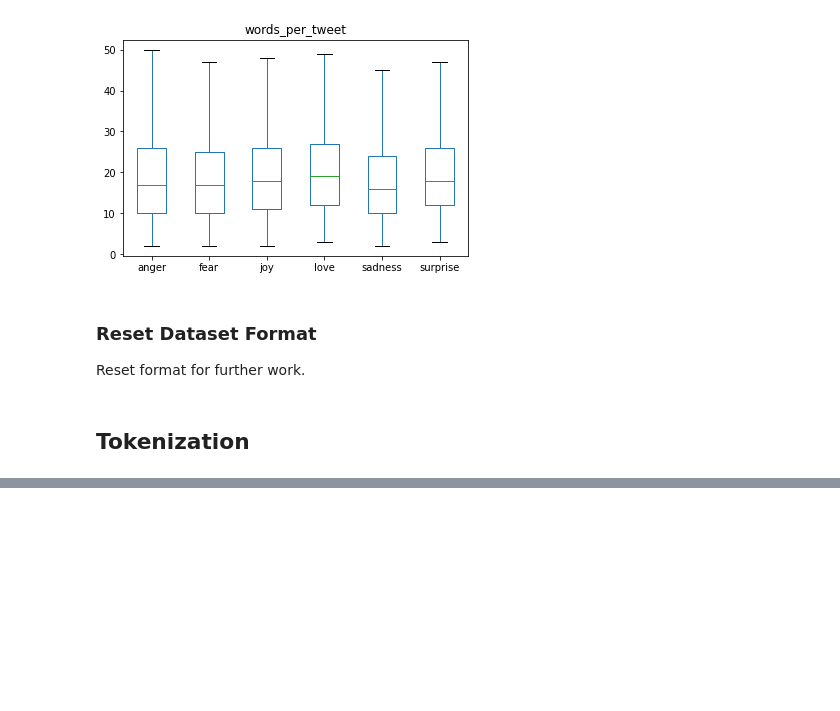
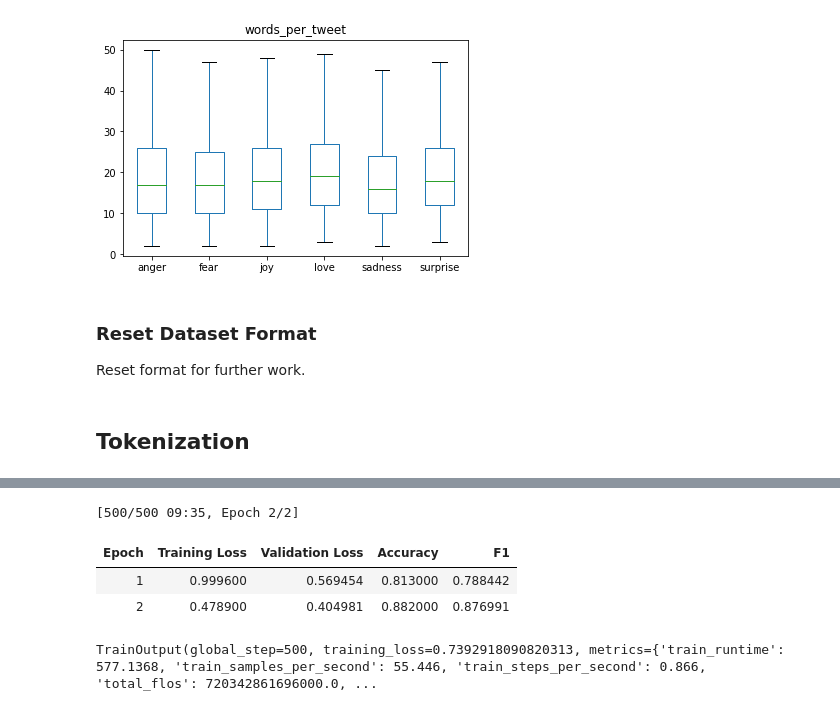
Before and after one commit to chris-santiago/nlpwt, a Jupyter notebook: chap_2.ipynb, the cells around one changed output, grey strips where cells are left out. Cells and saved outputs as stored; diff of their text form; code cells hidden in the pictures; blank space fills up the shorter version.

```diff
--- a/chap_2.ipynb
+++ b/chap_2.ipynb
@@ -109,0 +157,2 @@ emotions.reset_format()
+# %%
+emotions_enc = emotions.map(function=tokenize_batch, batched=True, batch_size=None)
@@ -109,0 +195,35 @@ emotions.reset_format()
+# %%
+bs = 64
+logging_steps = len(emotions_enc['train']) // bs
+model_name = f'{MODEL_CKPT}-ft-emotion'
+
+training_args = TrainingArguments(
+    output_dir=model_name,
+    num_train_epochs=2,
+    learning_rate=1e-5,
+    per_device_train_batch_size=bs,
+    per_device_eval_batch_size=bs,
+    weight_decay=0.01,
+    evaluation_strategy='epoch',
+    disable_tqdm=False,
+    logging_steps=logging_steps,
+    push_to_hub=False,
+    log_level='error'
+)
+# %%
+trainer = Trainer(
+    model=model,
+    args=training_args,
+    compute_metrics=get_metrics,
+    train_dataset=emotions_enc['train'],
+    eval_dataset=emotions_enc['validation'],
+    tokenizer=tokenizer
+)
+
+trainer.train()
+# %% [output]
+[500/500 09:35, Epoch 2/2]
+| Epoch | Training Loss | Validation Loss | Accuracy | F1 |
+| 1 | 0.999600 | 0.569454 | 0.813000 | 0.788442 |
+| 2 | 0.478900 | 0.404981 | 0.882000 | 0.876991 |
+TrainOutput(global_step=500, training_loss=0.7392918090820313, metrics={'train_runtime': 577.1368, 'train_samples_per_second': 55.446, 'train_steps_per_second': 0.866, 'total_flos': 720342861696000.0, ...
```
Also changed, not shown: parts of 25 cells of this notebook, 1 other file.
